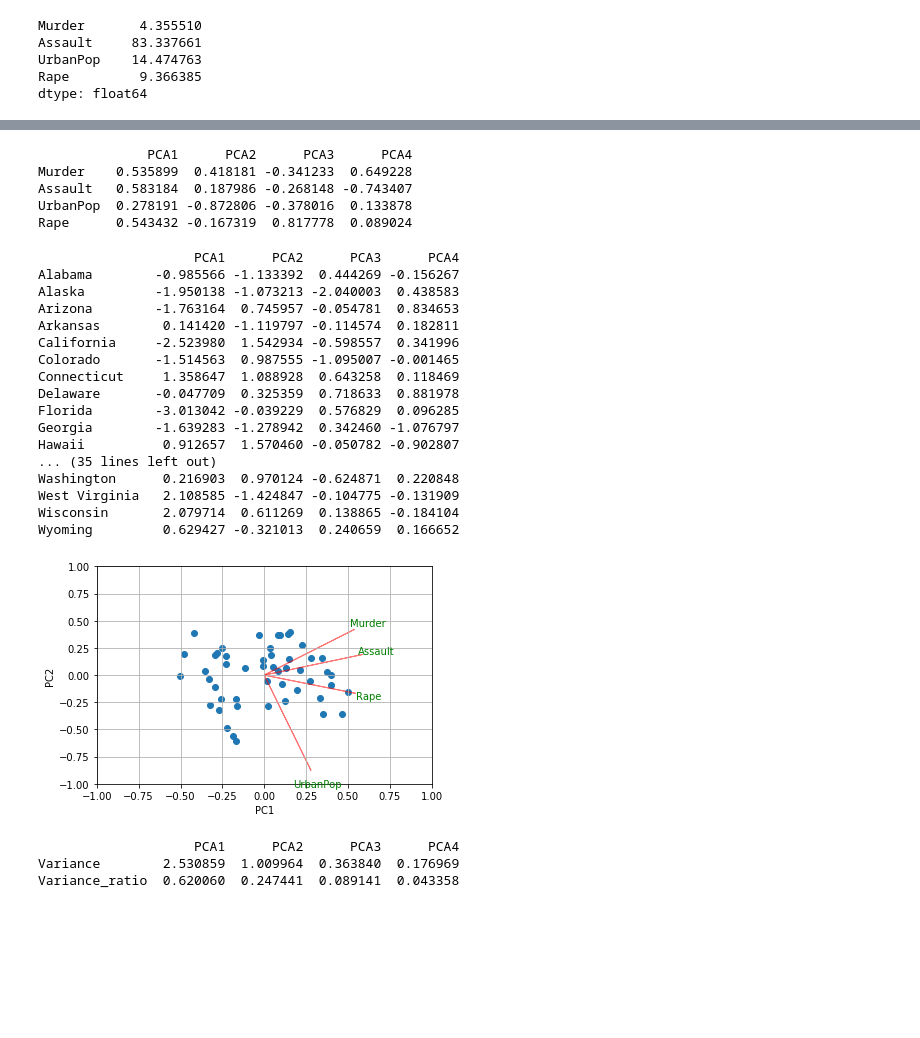
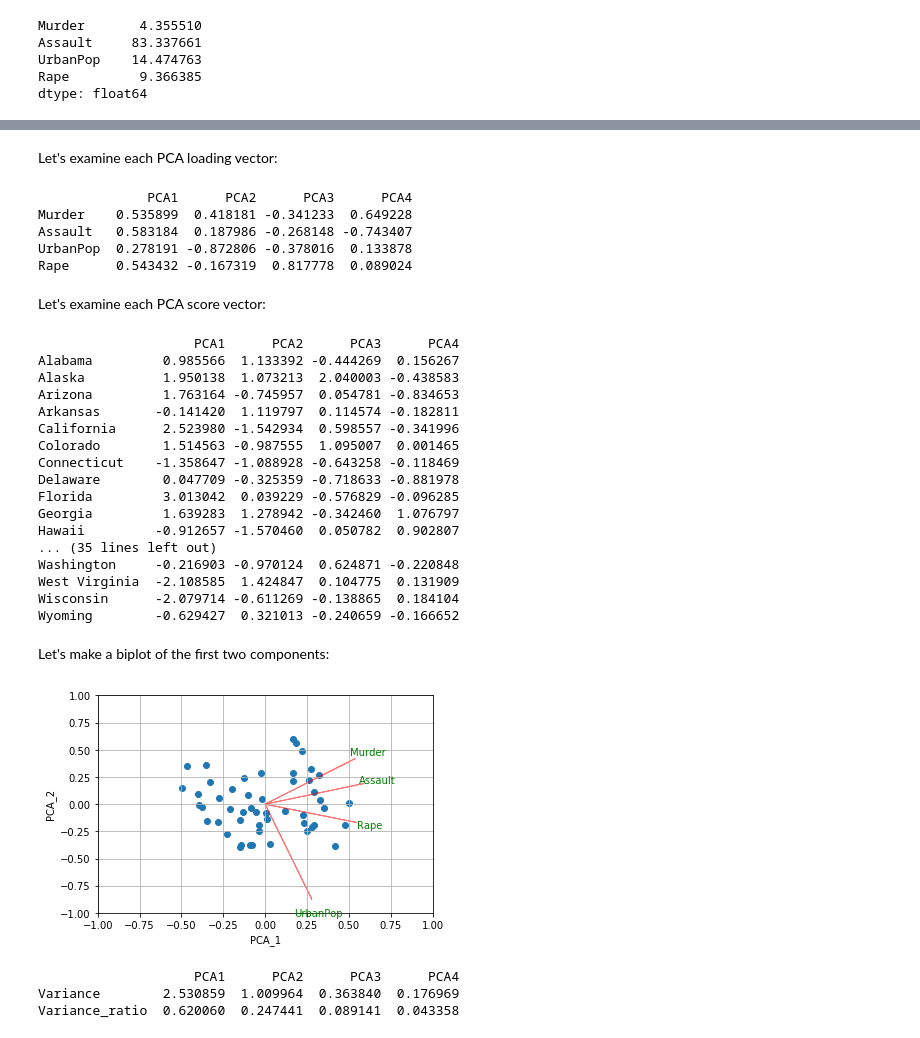
Before and after one commit to martinagvilas/intro_stat_learning, a Jupyter notebook: notebooks/lab1_pca.ipynb, the cells around one changed output, grey strips where cells are left out. Drawn from its saved outputs; the diff is of its cells as text; code cells hidden in the pictures; blank space fills up the shorter version.

```diff
--- a/notebooks/lab1_pca.ipynb
+++ b/notebooks/lab1_pca.ipynb
@@ -101,0 +77,3 @@ shape of x:(50, 4)
+# %%
+# Convert data to numpy array
+usarrest = usarrest_df.loc[:, features].values
@@ -101,0 +82,3 @@ shape of x:(50, 4)
+# %%
+# Standarize dataset
+usarrest_scaled = StandardScaler().fit_transform(usarrest)
@@ -102 +87,7 @@ shape of x:(50, 4)
+# %%
+# Perform PCA
+pca = PCA()
+pca_score_vectors = pca.fit_transform(usarrest_scaled)   # store score vectors in new variable
+# %% [markdown]
+Let's examine each PCA loading vector:
 # %%
@@ -115,60 +102,61 @@ Murder    0.535899  0.418181 -0.341233  0.649228
 Assault   0.583184  0.187986 -0.268148 -0.743407
 UrbanPop  0.278191 -0.872806 -0.378016  0.133878
 Rape      0.543432 -0.167319  0.817778  0.089024
+# %% [markdown]
+Let's examine each PCA score vector:
 # %%
 # Print principal component score vectors
-pca_score_vectors = pca_data
 pca_score_vectors_df = pd.DataFrame(pca_score_vectors, index=states, columns=columns_pca)
 print(pca_score_vectors_df)
 # %% [output]
                     PCA1      PCA2      PCA3      PCA4
-Alabama        -0.985566 -1.133392  0.444269 -0.156267
-Alaska         -1.950138 -1.073213 -2.040003  0.438583
-Arizona        -1.763164  0.745957 -0.054781  0.834653
-Arkansas        0.141420 -1.119797 -0.114574  0.182811
-California     -2.523980  1.542934 -0.598557  0.341996
-Colorado       -1.514563  0.987555 -1.095007 -0.001465
-Connecticut     1.358647  1.088928  0.643258  0.118469
-Delaware       -0.047709  0.325359  0.718633  0.881978
-Florida        -3.013042 -0.039229  0.576829  0.096285
-Georgia        -1.639283 -1.278942  0.342460 -1.076797
-Hawaii          0.912657  1.570460 -0.050782 -0.902807
+Alabama         0.985566  1.133392 -0.444269  0.156267
+Alaska          1.950138  1.073213  2.040003 -0.438583
+Arizona         1.763164 -0.745957  0.054781 -0.834653
+Arkansas       -0.141420  1.119797  0.114574 -0.182811
+California      2.523980 -1.542934  0.598557 -0.341996
+Colorado        1.514563 -0.987555  1.095007  0.001465
+Connecticut    -1.358647 -1.088928 -0.643258 -0.118469
+Delaware        0.047709 -0.325359 -0.718633 -0.881978
+Florida         3.013042  0.039229 -0.576829 -0.096285
+Georgia         1.639283  1.278942 -0.342460  1.076797
+Hawaii         -0.912657 -1.570460  0.050782  0.902807
 ... (35 lines left out)
-Washington      0.216903  0.970124 -0.624871  0.220848
-West Virginia   2.108585 -1.424847 -0.104775 -0.131909
-Wisconsin       2.079714  0.611269  0.138865 -0.184104
-Wyoming         0.629427 -0.321013  0.240659  0.166652
+Washington     -0.216903 -0.970124  0.624871 -0.220848
+West Virginia  -2.108585  1.424847  0.104775  0.131909
+Wisconsin      -2.079714 -0.611269 -0.138865  0.184104
+Wyoming        -0.629427  0.321013 -0.240659 -0.166652
+# %% [markdown]
+Let's make a biplot of the first two components:
 # %%
 # Plot the first two PCA components
-
-y = features
 
 def myplot(score,coeff,labels=None):
     xs = score[:,0]
     ys = score[:,1]
     n = coeff.shape[0]
     scalex = 1.0/(xs.max() - xs.min())
     scaley = 1.0/(ys.max() - ys.min())
     plt.scatter(xs * scalex,ys * scaley)
     for i in range(n):
         plt.arrow(0, 0, coeff[i,0], coeff[i,1],color = 'r',alpha = 0.5)
         if labels is None:
             plt.text(coeff[i,0]* 1.15, coeff[i,1] * 1.15, "VAR"+str(i+1), color = 'g', ha = 'center', va = 'center')
         else:
             plt.text(coeff[i,0]* 1.15, coeff[i,1] * 1.15, labels[i], color = 'g', ha = 'center', va = 'center')
 plt.xlim(-1,1)
 plt.ylim(-1,1)
-plt.xlabel("PC{}".format(1))
-plt.ylabel("PC{}".format(2))
+plt.xlabel("PCA_{}".format(1))
+plt.ylabel("PCA_{}".format(2))
 plt.grid()
 
 # Call the function. Use only the 2 PCs.
-myplot(pca_score_vectors[:,0:2],pca_loadings[:,0:2], labels=features)
+myplot(pca_score_vectors[:,0:2], pca_loadings[:,0:2], labels=features)
 plt.show()
 
 ## CREDITS: https://stackoverflow.com/questions/39216897/plot-pca-loadings-and-loading-in-biplot-in-sklearn-like-rs-autoplot
 # %% [output]
-[figure, old version]
+[figure, new version]
 # %%
 # Print explained variance by each component
 variance = pca.explained_variance_
```
Also changed, not shown: parts of 16 cells of this notebook.
